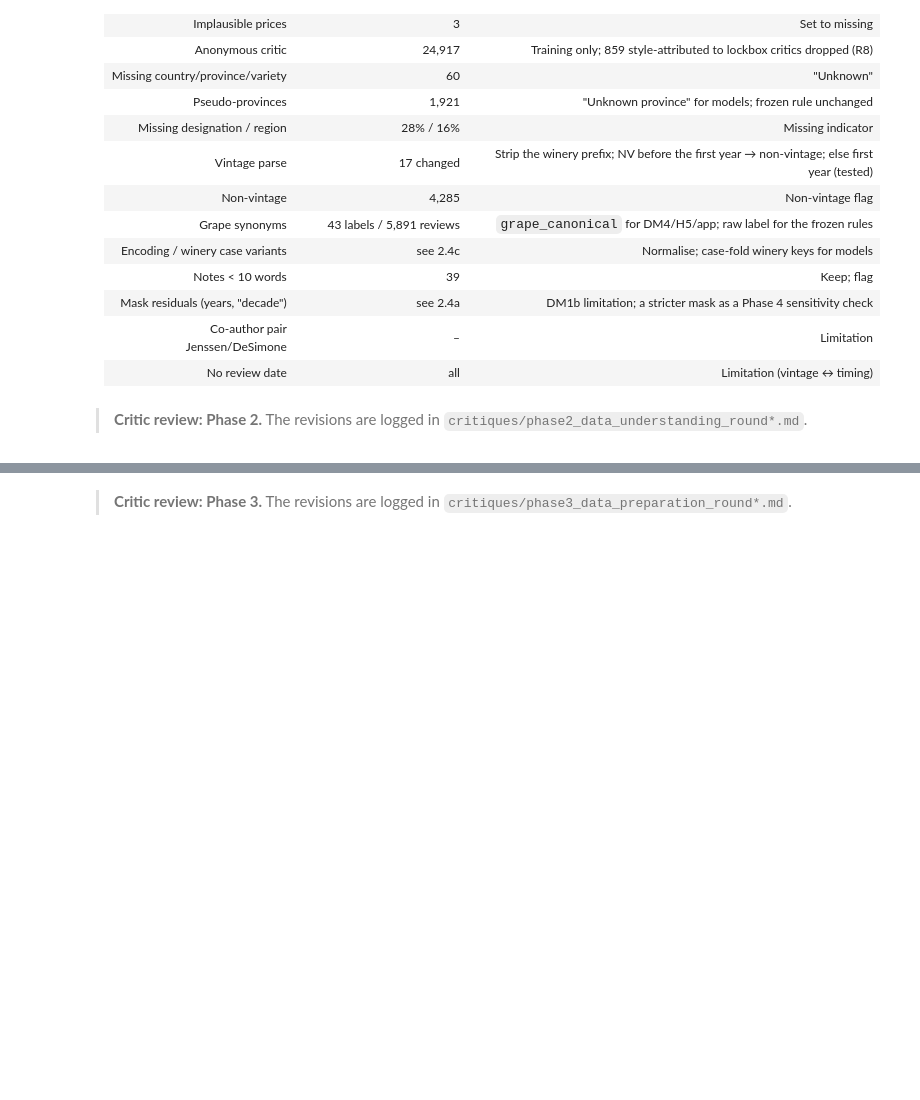
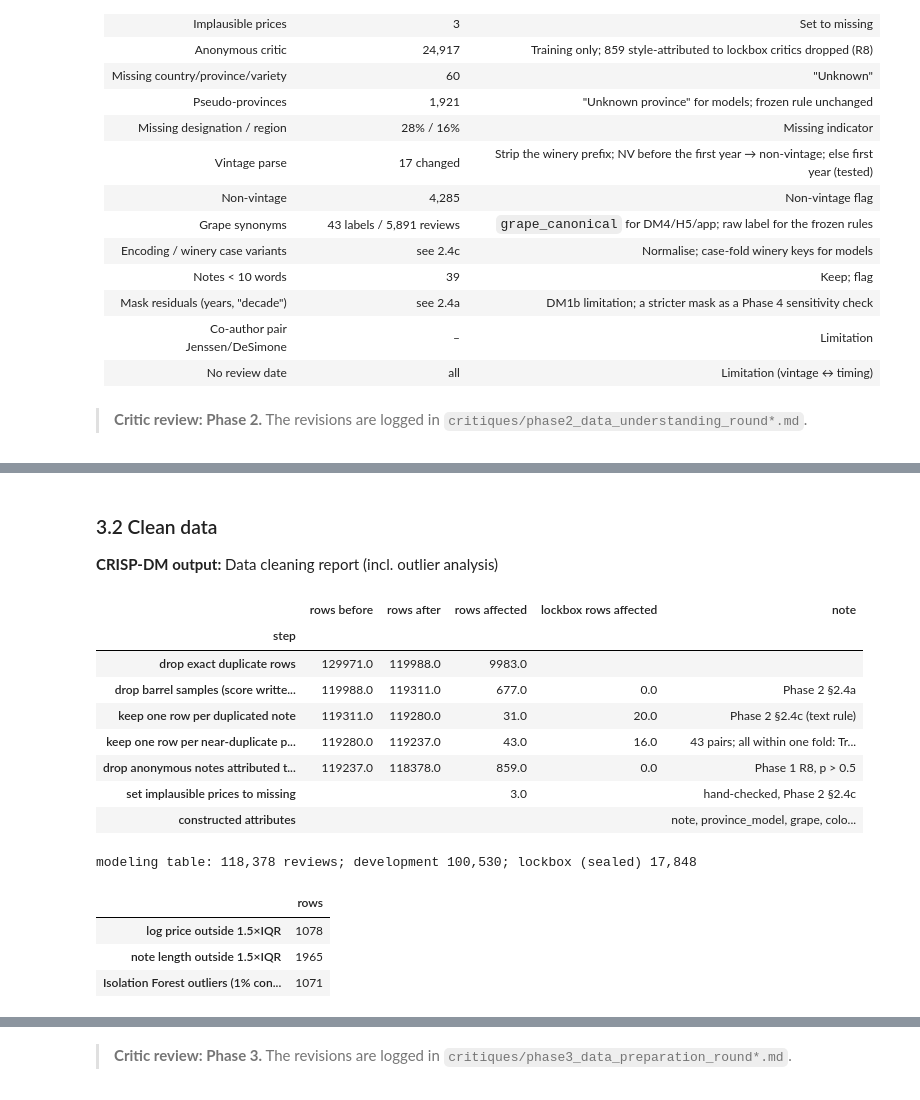
Before and after one commit to anita-agasaveeran/Assignment4, a Jupyter notebook: 01_CRISP-DM_Wine_Value/notebooks/CRISP_DM_Wine_Value.ipynb, the cells around one changed output, grey strips where cells are left out. Saved outputs shown, nothing was run; the diff lists cells and outputs as text; code cells hidden in the pictures; blank space fills up the shorter version.

```diff
--- a/01_CRISP-DM_Wine_Value/notebooks/CRISP_DM_Wine_Value.ipynb
+++ b/01_CRISP-DM_Wine_Value/notebooks/CRISP_DM_Wine_Value.ipynb
@@ -1323,0 +1340,21 @@ held-out Mike DeSimone notes: 92; predicted as Jeff Jenssen: 6.5%; correctly att
+# %%
+from winevalue.prepare import prepare, outlier_report, leakage_audit, INDEPENDENT_LEAK_TERMS
+from winevalue.features import QUALITY_INPUTS_V2, RANKER_INPUTS_V2, build_preprocessor
+from winevalue.splits import anon_lockbox_like
+raw = load_raw()
+anon_drop = anon_lockbox_like(raw.drop_duplicates())          # Phase 1 R8 (text only)
+prep, prep_log = prepare(raw, anon_lockbox_like=anon_drop)
+sparse = {c: prep[c].nunique() for c in ["region_1", "region_2", "designation"]}
+roles = pd.DataFrame([
+    ("points", "target", "the critic score to estimate"),
+    ("note (from description)", "input: quality + ranker", "note with scores, score commentary, verdict labels and prices stripped"),
+    ("country, province_model, grape (+ label_differs), colour", "input: quality + ranker", "origin; ONE grape encoding (canonical grape + 'label differs' flag) instead of raw variety and grape"),
+    ("vintage, is_nonvintage, n_words, has_designation, has_region_1", "input: quality + ranker", "constructed in 3.3"),
+    ("price", "input: ranker only; value verdict", "R-2: excluded from the quality model so 'quality vs price' isn't circular"),
+    ("winery / winery_key", "simple-rule set + DM6; not a model input yet", "56% of reviews come from wineries with < 20 reviews. Producer names also appear in about 6% of notes, a known channel"),
+    ("variety (raw label)", "frozen simple rules + variety × country baseline only", "kept unchanged for the pre-registered benchmarks"),
+    ("region_1, region_2, designation (text)", "excluded as raw categories", f"too sparse ({sparse['region_1']:,} / {sparse['region_2']} / {sparse['designation']:,} values in the prepared table); represented by flags"),
+    ("taster_name, critic, taster_twitter_handle", "EXCLUDED (R-2)", "new notes come from unseen writers; used only for folds and DM6"),
+    ("title, raw description", "excluded as inputs", "sources for vintage, colour and audits"),
+], columns=["column(s)", "role", "rationale"])
+display(roles)
@@ -1323,0 +1383,23 @@ held-out Mike DeSimone notes: 92; predicted as Jeff Jenssen: 6.5%; correctly att
+# %% [markdown]
+### 3.2 Clean data
+
+**CRISP-DM output:** Data cleaning report (incl. outlier analysis)
+# %%
+display(prep_log.astype(object).fillna("").set_index("step"))
+print(f"modeling table: {len(prep):,} reviews; development {int((~prep.is_lockbox).sum()):,}; lockbox (sealed) {int(prep.is_lockbox.sum()):,}")
+display(outlier_report(prep))
+# %% [output]
+|  | rows before | rows after | rows affected | lockbox rows affected | note |
+| step |  |  |  |  |  |
+| drop exact duplicate rows | 129971.0 | 119988.0 | 9983.0 |  |  |
+| drop barrel samples (score writte... | 119988.0 | 119311.0 | 677.0 | 0.0 | Phase 2 §2.4a |
+| keep one row per duplicated note | 119311.0 | 119280.0 | 31.0 | 20.0 | Phase 2 §2.4c (text rule) |
+| keep one row per near-duplicate p... | 119280.0 | 119237.0 | 43.0 | 16.0 | 43 pairs; all within one fold: Tr... |
+| drop anonymous notes attributed t... | 119237.0 | 118378.0 | 859.0 | 0.0 | Phase 1 R8, p > 0.5 |
+| set implausible prices to missing |  |  | 3.0 |  | hand-checked, Phase 2 §2.4c |
+| constructed attributes |  |  |  |  | note, province_model, grape, colo... |
+modeling table: 118,378 reviews; development 100,530; lockbox (sealed) 17,848
+|  | rows |
+| log price outside 1.5×IQR | 1078 |
+| note length outside 1.5×IQR | 1965 |
+| Isolation Forest outliers (1% con... | 1071 |
```
Also changed, not shown: parts of 34 cells of this notebook, 18 other files.
